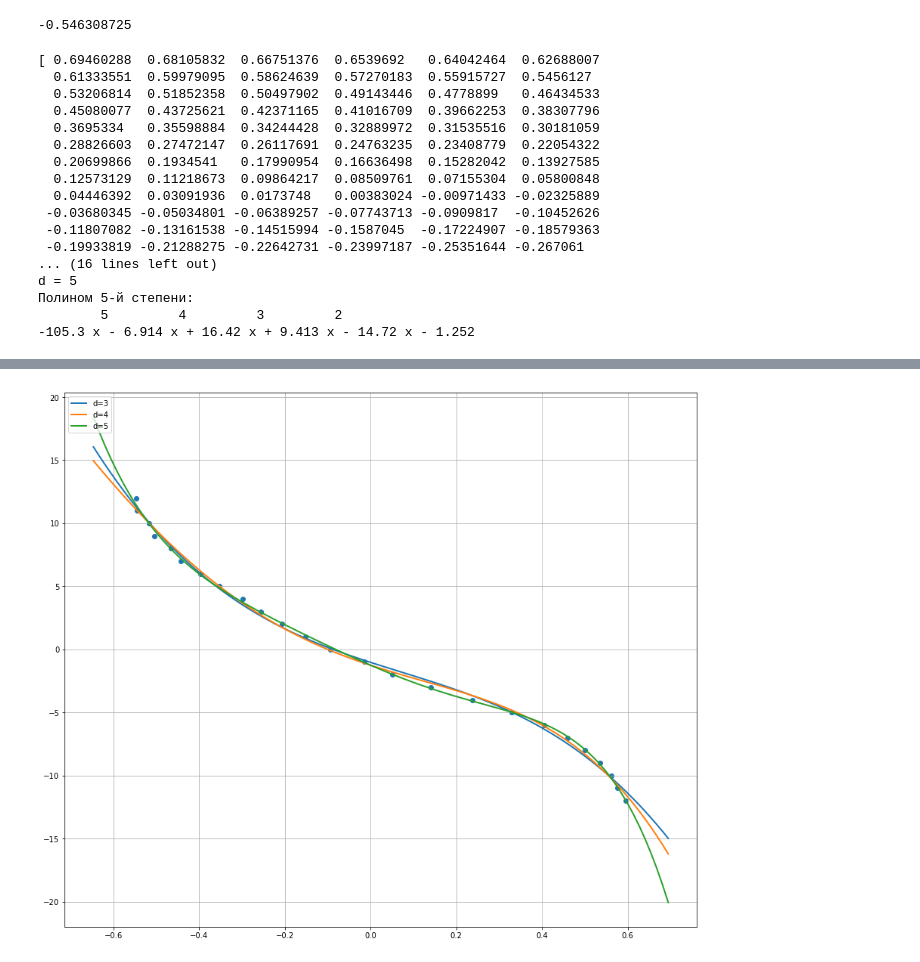
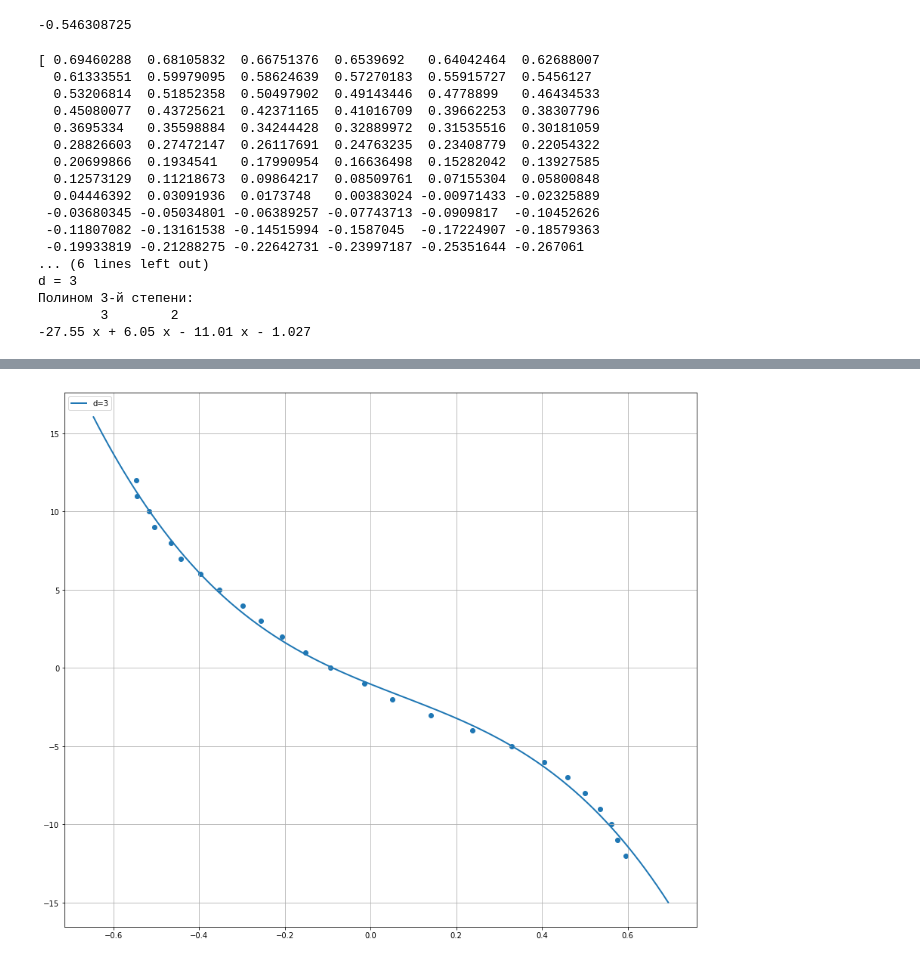
Before and after one commit to Ir0nDru/Scripts, a Jupyter notebook: Modelling/Tuv.ipynb, the cells around one changed output, grey strips where cells are left out. Drawn from its saved outputs; the diff is of its cells as text; code cells hidden in the pictures.

```diff
--- a/Modelling/Tuv.ipynb
+++ b/Modelling/Tuv.ipynb
@@ -233,7 +233,7 @@ legend = []
 # аргументы для построения графиков моделей: исходный интервал + 60 дней
 fx = sp.linspace(p[0]+offset, p[-1]-offset, 100)
 print(fx)
-for d in range(3, 6):
+for d in range(3, 4):
     # получаем параметры модели для полинома степени d
     fp, residuals, rank, sv, rcond = sp.polyfit(p, a, d, full=True)
     #print("Параметры модели: %s" % fp1)
@@ -266,8 +266,8 @@ plot.show()
  -0.03680345 -0.05034801 -0.06389257 -0.07743713 -0.0909817  -0.10452626
  -0.11807082 -0.13161538 -0.14515994 -0.1587045  -0.17224907 -0.18579363
  -0.19933819 -0.21288275 -0.22642731 -0.23997187 -0.25351644 -0.267061
-... (16 lines left out)
-d = 5
-Полином 5-й степени:
-        5         4         3         2
--105.3 x - 6.914 x + 16.42 x + 9.413 x - 14.72 x - 1.252
+... (6 lines left out)
+d = 3
+Полином 3-й степени:
+        3        2
+-27.55 x + 6.05 x - 11.01 x - 1.027
@@ -276 +274 @@ d = 5
-[figure, old version]
+[figure, new version]
```
Also changed, not shown: parts of 4 cells of this notebook.
